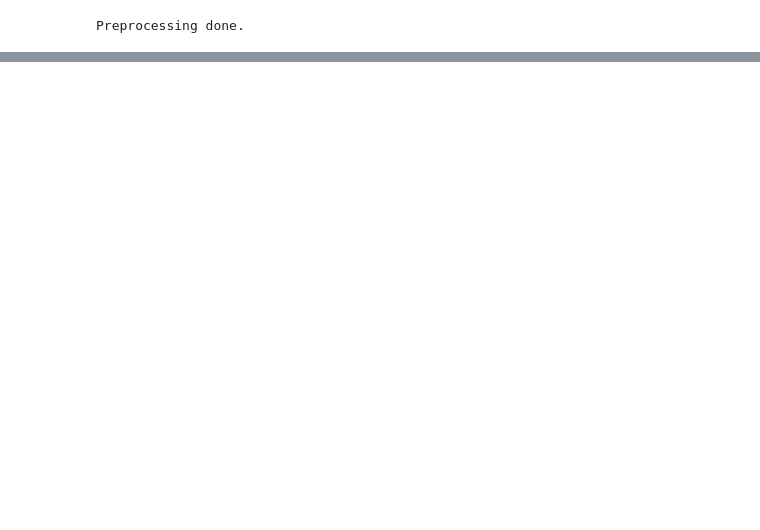
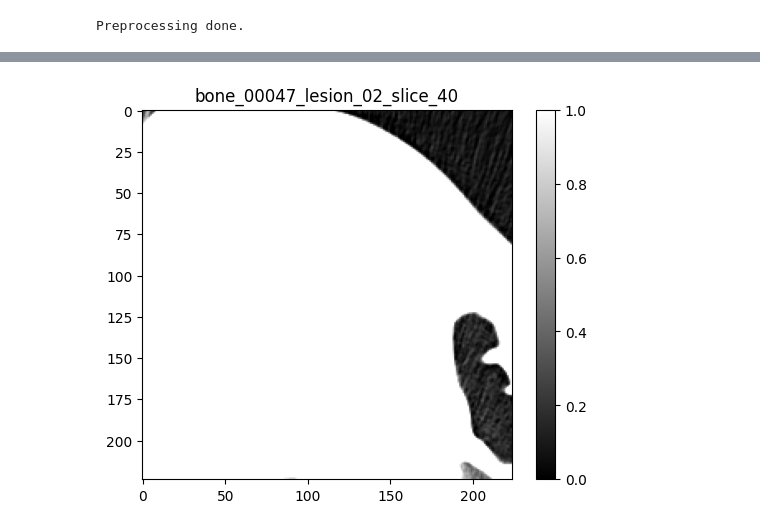
Before and after one commit to jovianw/swinunet, a Jupyter notebook: swinunet.ipynb, the cells around one changed output, grey strips where cells are left out. Saved outputs shown, nothing was run; the diff lists cells and outputs as text; code cells hidden in the pictures; blank space fills up the shorter version.

```diff
--- a/swinunet.ipynb
+++ b/swinunet.ipynb
@@ -178,9 +337,14 @@ class NiftiDataset(Dataset):
         sample['case_name'] = self.filenames[idx].strip('\n')
         return sample
 # %%
-slices_dir = 'datasets/preprocessed'
+train_dir = 'datasets/preprocessed/train'
+val_dir = 'datasets/preprocessed/val'
 
-db_train = NiftiDataset(slices_dir)
+db_train = NiftiDataset(train_dir)
+db_val = NiftiDataset(val_dir)
 print("The length of train set is: {}".format(len(db_train)))
+print("The length of val set is: {}".format(len(db_val)))
+
 trainloader  = DataLoader(db_train, batch_size=args.batch_size, shuffle=True)
+valloader  = DataLoader(db_val, batch_size=args.batch_size, shuffle=True)
 # %% [output]
@@ -332,0 +582,9 @@ model.load_state_dict(torch.load('snapshots/epoch_0.pth'))
+# %%
+slice_number = 63
+
+plt.imshow(db_val[slice_number]['image'].squeeze(), cmap='gray')
+plt.title(db_val[slice_number]['case_name'][:-4])
+plt.colorbar()
+plt.show()
+# %% [output]
+[figure, added]
```
Also changed, not shown: parts of 14 cells of this notebook, 8 other files.
